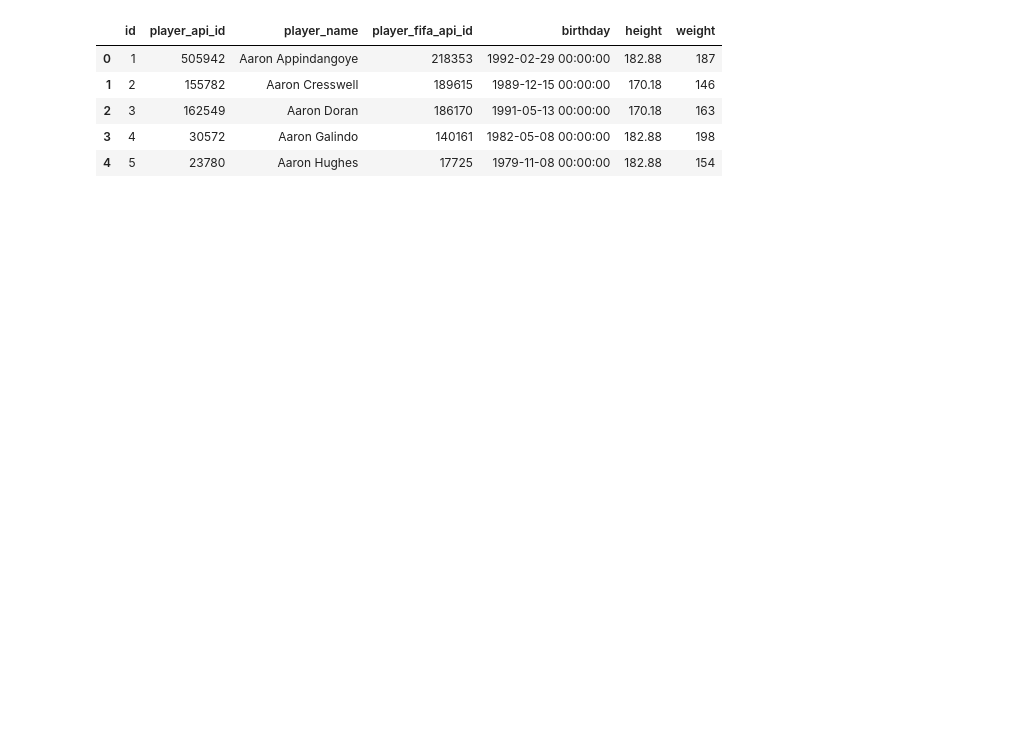
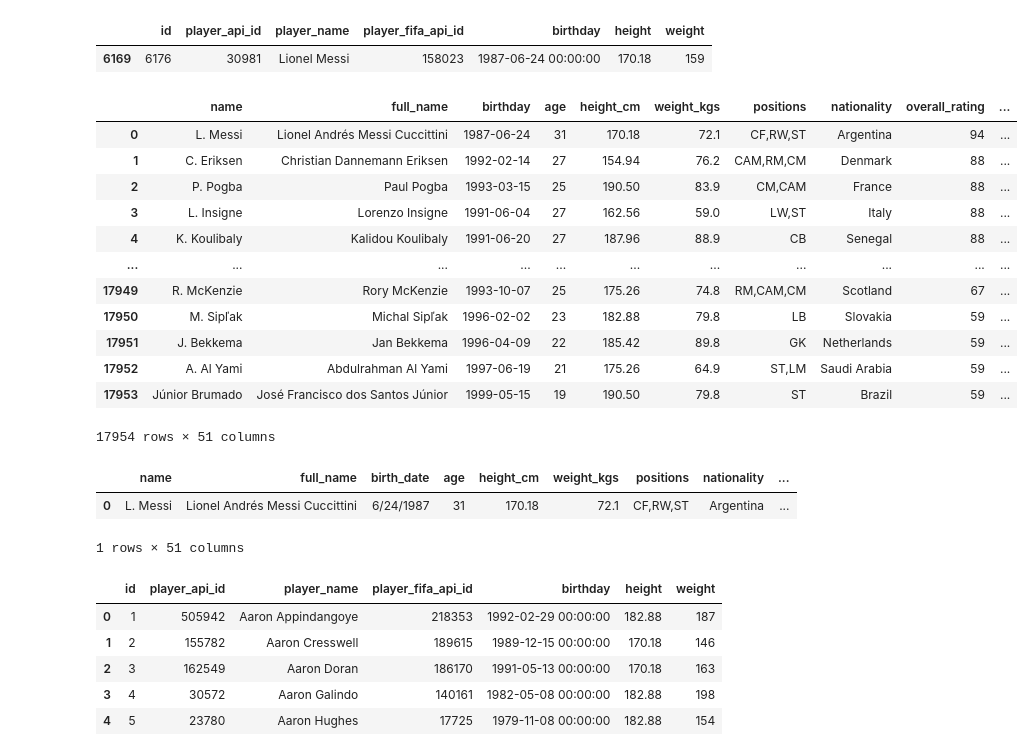
Before and after one commit to rdeshir10/Fifa_Analysis, a Jupyter notebook: football.ipynb, the cells around one changed output. Drawn from its saved outputs; the diff is of its cells as text; code cells hidden in the pictures; blank space fills up the shorter version.

Commit message:
Change data in Fifa and players

```diff
--- a/football.ipynb
+++ b/football.ipynb
@@ -10,3 +91,34 @@ df_player_gamestats = pd.read_csv('Resources/final_data.csv')
+# %%
+df_player[df_player['player_name'] == 'Lionel Messi']
+# %% [output]
+|  | id | player_api_id | player_name | player_fifa_api_id | birthday | height | weight |
+| 6169 | 6176 | 30981 | Lionel Messi | 158023 | 1987-06-24 00:00:00 | 170.18 | 159 |
+# %%
+df_fifa_players['birth_date'] = pd.to_datetime(df_fifa_players['birth_date'])
+df_fifa_players['birth_date'] = df_fifa_players['birth_date'].dt.date
+# %%
+df_fifa_players.rename(columns= {'birth_date' : 'birthday'}, inplace=True)
+df_fifa_players
+# %% [output]
+|  | name | full_name | birthday | age | height_cm | weight_kgs | positions | nationality | overall_rating | ... |
+| 0 | L. Messi | Lionel Andrés Messi Cuccittini | 1987-06-24 | 31 | 170.18 | 72.1 | CF,RW,ST | Argentina | 94 | ... |
+| 1 | C. Eriksen | Christian Dannemann Eriksen | 1992-02-14 | 27 | 154.94 | 76.2 | CAM,RM,CM | Denmark | 88 | ... |
+| 2 | P. Pogba | Paul Pogba | 1993-03-15 | 25 | 190.50 | 83.9 | CM,CAM | France | 88 | ... |
+| 3 | L. Insigne | Lorenzo Insigne | 1991-06-04 | 27 | 162.56 | 59.0 | LW,ST | Italy | 88 | ... |
+| 4 | K. Koulibaly | Kalidou Koulibaly | 1991-06-20 | 27 | 187.96 | 88.9 | CB | Senegal | 88 | ... |
+| ... | ... | ... | ... | ... | ... | ... | ... | ... | ... | ... |
+| 17949 | R. McKenzie | Rory McKenzie | 1993-10-07 | 25 | 175.26 | 74.8 | RM,CAM,CM | Scotland | 67 | ... |
+| 17950 | M. Sipľak | Michal Sipľak | 1996-02-02 | 23 | 182.88 | 79.8 | LB | Slovakia | 59 | ... |
+| 17951 | J. Bekkema | Jan Bekkema | 1996-04-09 | 22 | 185.42 | 89.8 | GK | Netherlands | 59 | ... |
+| 17952 | A. Al Yami | Abdulrahman Al Yami | 1997-06-19 | 21 | 175.26 | 64.9 | ST,LM | Saudi Arabia | 59 | ... |
+| 17953 | Júnior Brumado | José Francisco dos Santos Júnior | 1999-05-15 | 19 | 190.50 | 79.8 | ST | Brazil | 59 | ... |
+17954 rows × 51 columns
+# %%
+df_fifa_players[df_fifa_players['full_name'].str.contains('Messi ', case=False, na=False)]
+# %% [output]
+|  | name | full_name | birth_date | age | height_cm | weight_kgs | positions | nationality | ... |
+| 0 | L. Messi | Lionel Andrés Messi Cuccittini | 6/24/1987 | 31 | 170.18 | 72.1 | CF,RW,ST | Argentina | ... |
+1 rows × 51 columns
 # %%
 df_player.head()
 # %% [output]
```
Also changed, not shown: parts of 14 cells of this notebook.
